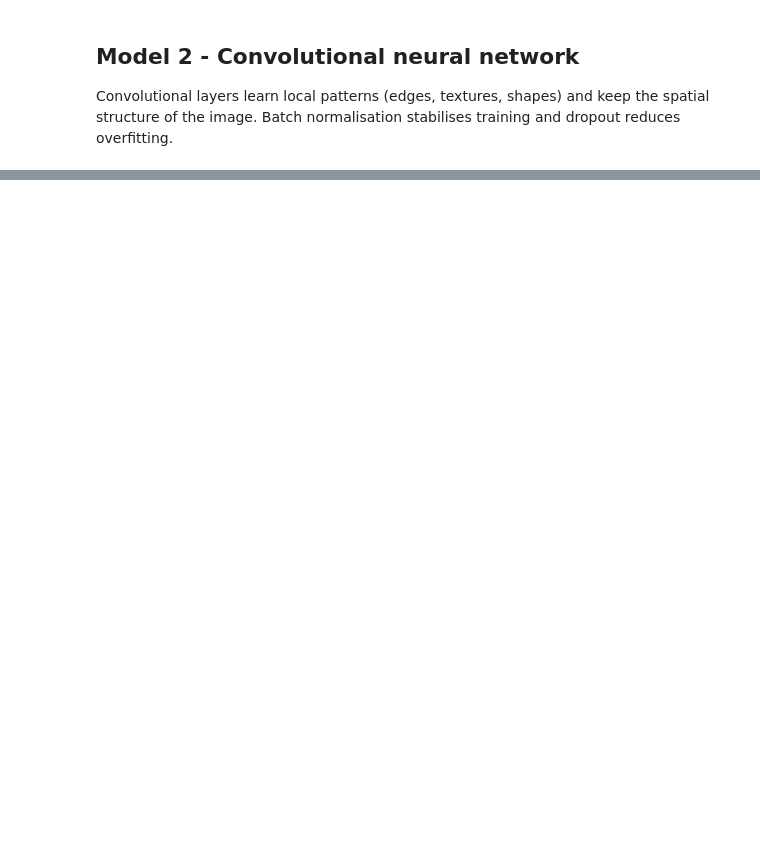
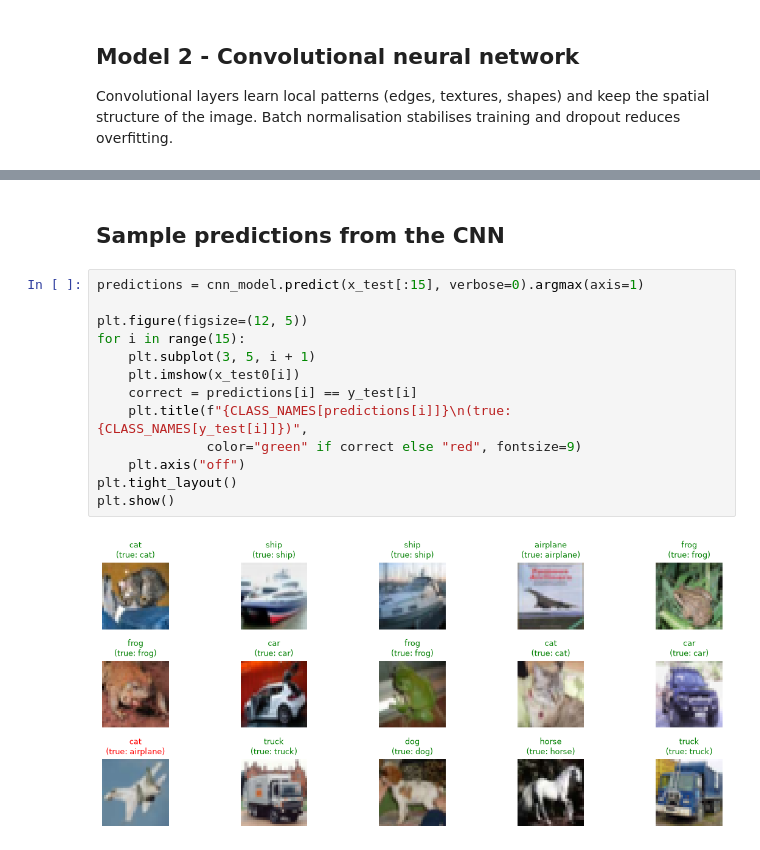
Before and after one commit to YISHU19/Deep-Learning-Model, a Jupyter notebook: DL2.ipynb, the cells around one changed output, grey strips where cells are left out. Drawn from its saved outputs; the diff is of its cells as text; blank space fills up the shorter version.

```diff
--- a/DL2.ipynb
+++ b/DL2.ipynb
@@ -98,0 +186,17 @@ print(f"CNN model   - test accuracy: {cnn_acc:.2%}")
+# %% [markdown]
+## Sample predictions from the CNN
+# %%
+predictions = cnn_model.predict(x_test[:15], verbose=0).argmax(axis=1)
+
+plt.figure(figsize=(12, 5))
+for i in range(15):
+    plt.subplot(3, 5, i + 1)
+    plt.imshow(x_test0[i])
+    correct = predictions[i] == y_test[i]
+    plt.title(f"{CLASS_NAMES[predictions[i]]}\n(true: {CLASS_NAMES[y_test[i]]})",
+              color="green" if correct else "red", fontsize=9)
+    plt.axis("off")
+plt.tight_layout()
+plt.show()
+# %% [output]
+[figure, added]
```
Also changed, not shown: parts of 9 cells of this notebook.
